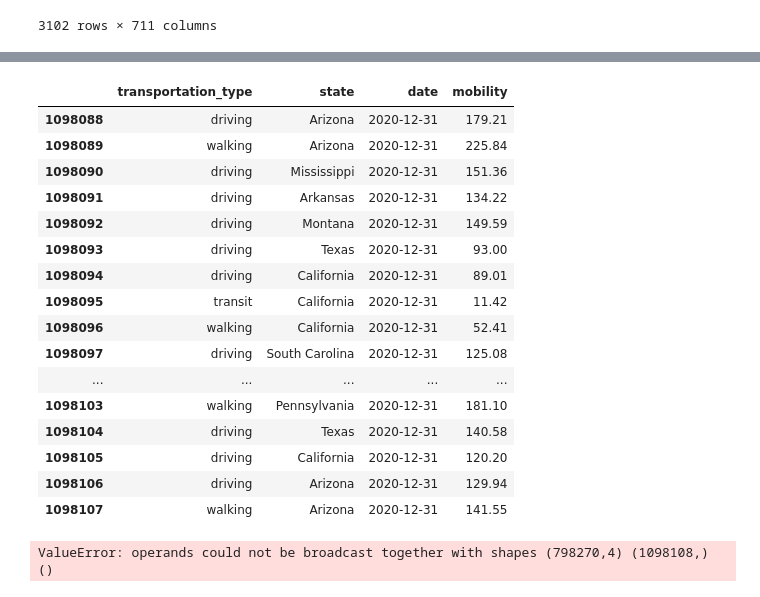
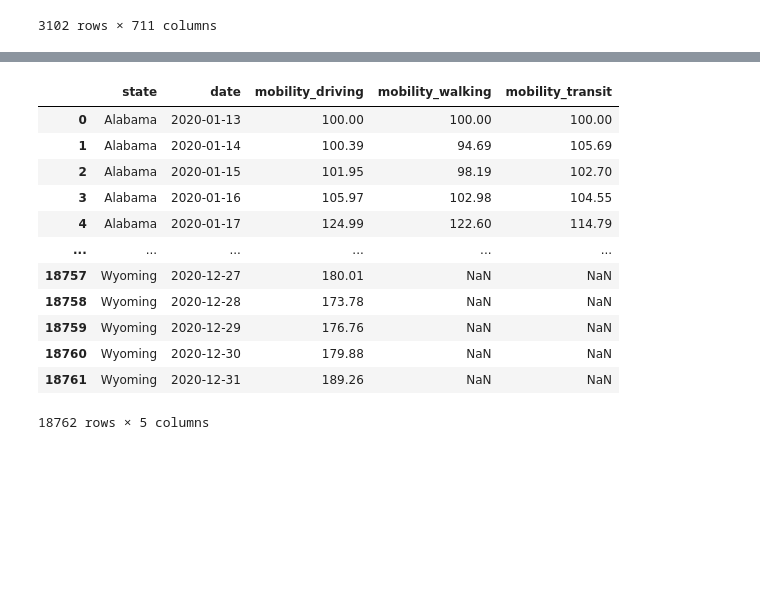
Before and after one commit to jessbunnag/cds-1001-capstone, a Jupyter notebook: q3.ipynb, the cells around one changed output, grey strips where cells are left out. Saved outputs shown, nothing was run; the diff lists cells and outputs as text; code cells hidden in the pictures; blank space fills up the shorter version.

```diff
--- a/q3.ipynb
+++ b/q3.ipynb
@@ -339,25 +267,35 @@ mobility_us[(mobility_us['transportation_type'] == 'driving') & (mobility_us['da
-# %%
-mobility_us.tail(20)
-# %% [output]
-|  | transportation_type | state | date | mobility |
-| 1098088 | driving | Arizona | 2020-12-31 | 179.21 |
-| 1098089 | walking | Arizona | 2020-12-31 | 225.84 |
-| 1098090 | driving | Mississippi | 2020-12-31 | 151.36 |
-| 1098091 | driving | Arkansas | 2020-12-31 | 134.22 |
-| 1098092 | driving | Montana | 2020-12-31 | 149.59 |
-| 1098093 | driving | Texas | 2020-12-31 | 93.00 |
-| 1098094 | driving | California | 2020-12-31 | 89.01 |
-| 1098095 | transit | California | 2020-12-31 | 11.42 |
-| 1098096 | walking | California | 2020-12-31 | 52.41 |
-| 1098097 | driving | South Carolina | 2020-12-31 | 125.08 |
-| ... | ... | ... | ... | ... |
-| 1098103 | walking | Pennsylvania | 2020-12-31 | 181.10 |
-| 1098104 | driving | Texas | 2020-12-31 | 140.58 |
-| 1098105 | driving | California | 2020-12-31 | 120.20 |
-| 1098106 | driving | Arizona | 2020-12-31 | 129.94 |
-| 1098107 | walking | Arizona | 2020-12-31 | 141.55 |
-# %%
-# mobility_us['mobility_driving'] = np.where(mobility_us[mobility_us['transportation_type'] == 'driving'], mobility_us['mobility'], None)
-mobility_us['mobility_driving'] = mobility_us[['transportation_type'] == 'driving']]['mobility']
-# %% [output]
-ValueError: operands could not be broadcast together with shapes (798270,4) (1098108,) ()
+# %%
+dates_2020 = [col for col in apple_mobility.columns if col.startswith('2020')]
+
+mobility_cols = ['transportation_type', 'sub-region'] + dates_2020
+mobility_us = apple_mobility[apple_mobility['country'] == "United States"][mobility_cols]
+
+mobility_us.rename(columns={'sub-region':'state'}, inplace=True)
+mobility_us
+
+mobility_us = mobility_us.melt(id_vars=["transportation_type", "state"], var_name="date", value_name="mobility")
+
+# make new column based on transportation type
+for value in ['driving', 'walking', 'transit']:
+    mobility_us[f'mobility_{value}'] = np.where(mobility_us['transportation_type'] == value, mobility_us['mobility'].astype(float), float("NaN"))
+
+mobility_us.drop(columns=['transportation_type', 'mobility'], inplace=True)
+
+mobility_us_indexed = mobility_us.groupby(['state', 'date']).first()
+mobility_us_indexed.reset_index(inplace=True, level=['date', 'state'])
+mobility_us_indexed['date'] = pd.to_datetime(mobility_us_indexed['date'], infer_datetime_format=True)
+mobility_us_indexed
+# %% [output]
+|  | state | date | mobility_driving | mobility_walking | mobility_transit |
+| 0 | Alabama | 2020-01-13 | 100.00 | 100.00 | 100.00 |
+| 1 | Alabama | 2020-01-14 | 100.39 | 94.69 | 105.69 |
+| 2 | Alabama | 2020-01-15 | 101.95 | 98.19 | 102.70 |
+| 3 | Alabama | 2020-01-16 | 105.97 | 102.98 | 104.55 |
+| 4 | Alabama | 2020-01-17 | 124.99 | 122.60 | 114.79 |
+| ... | ... | ... | ... | ... | ... |
+| 18757 | Wyoming | 2020-12-27 | 180.01 | NaN | NaN |
+| 18758 | Wyoming | 2020-12-28 | 173.78 | NaN | NaN |
+| 18759 | Wyoming | 2020-12-29 | 176.76 | NaN | NaN |
+| 18760 | Wyoming | 2020-12-30 | 179.88 | NaN | NaN |
+| 18761 | Wyoming | 2020-12-31 | 189.26 | NaN | NaN |
+18762 rows × 5 columns
```
Also changed, not shown: parts of 11 cells of this notebook.
